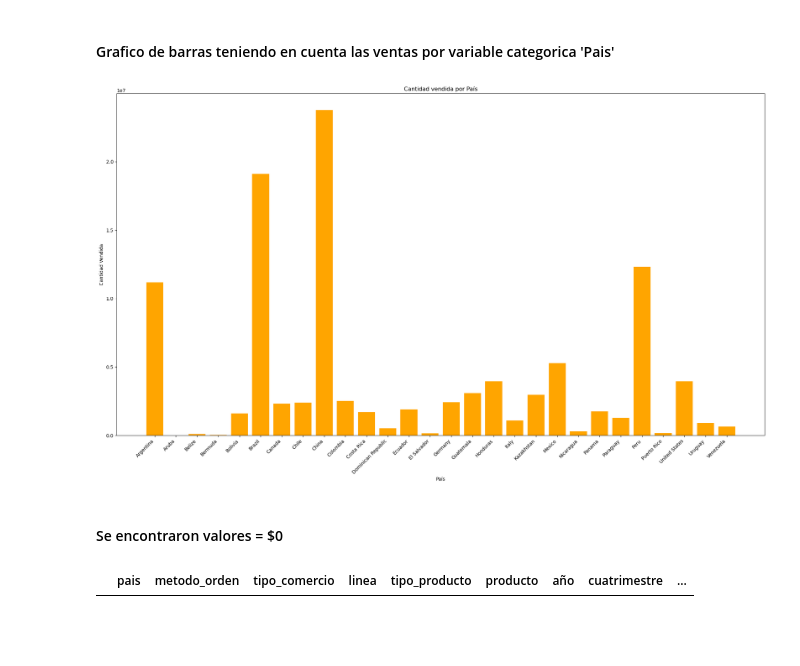
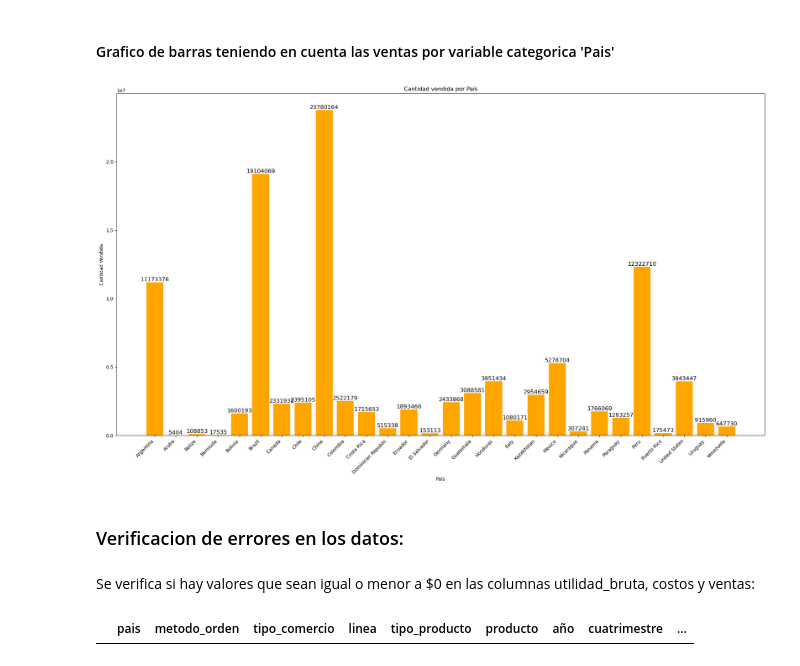
Before and after one commit to valebendezu/ispc-analista-datos, a Jupyter notebook: Proyecto Integrador - Analista de Datos - ISPC.ipynb, the cells around one changed output. Drawn from its saved outputs; the diff is of its cells as text; code cells hidden in the pictures; blank space fills up the shorter version.

```diff
--- a/Proyecto Integrador - Analista de Datos - ISPC.ipynb
+++ b/Proyecto Integrador - Analista de Datos - ISPC.ipynb
@@ -541,20 +549,27 @@ filas_duplicadas
 # %%
 Ventas_por_Pais=df1.groupby("pais")['cantidad'].sum().reset_index()
 # el reset index me agrega indices por defecto al sub data set que se forma
 
 plt.figure(figsize = (20,12))
-plt.bar(Ventas_por_Pais['pais'], Ventas_por_Pais['cantidad'], color = 'orange')
+bars = plt.bar(Ventas_por_Pais['pais'], Ventas_por_Pais['cantidad'], color = 'orange')
+
+# Etiquetas de datos:
+for bar in bars:
+    yval = bar.get_height()
+    plt.text(bar.get_x() + bar.get_width()/2, yval, int(yval), va='bottom', ha='center', fontsize=12)
 
 plt.xlabel('País')
 plt.ylabel('Cantidad Vendida')
 plt.title('Cantidad vendida por País')
-plt.xticks(rotation = 45, ha = 'right') # aca rotamos las etiquetas del eje x
-plt.tight_layout() # esto ajusta el grafico para q no se interpongan los elementos
+plt.xticks(rotation = 45, ha = 'right')
+plt.tight_layout()
 plt.show()
 # %% [output]
-[figure, old version]
+[figure, new version]
 # %% [markdown]
-#### Se encontraron valores = $0
+### Verificacion de errores en los datos:
+# %% [markdown]
+Se verifica si hay  valores que sean igual o menor a $0 en las columnas utilidad_bruta, costos y ventas:
 # %%
 df[df["utilidad_bruta"] <= '$0']
 # %% [output]
```
Also changed, not shown: parts of 16 cells of this notebook.
